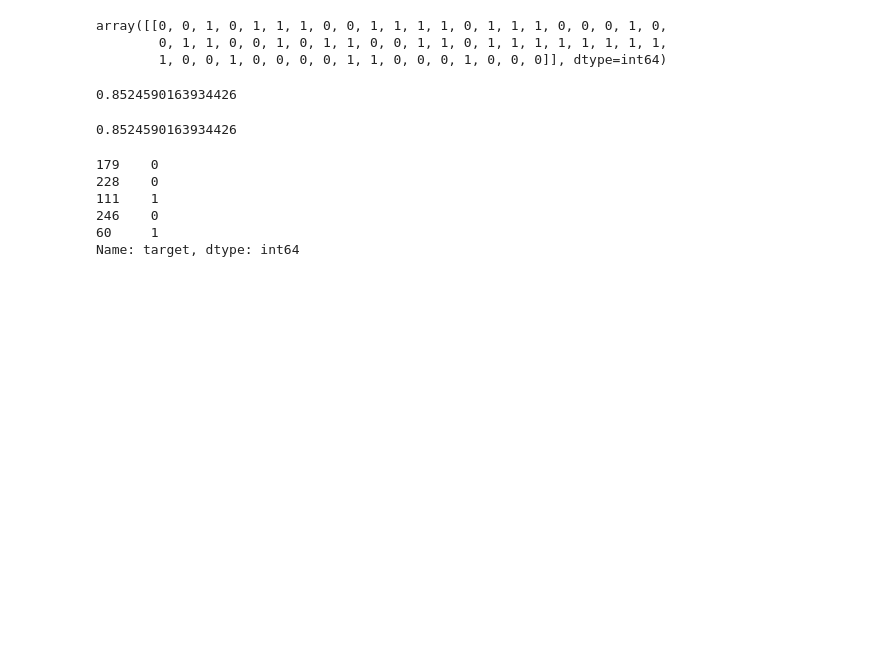
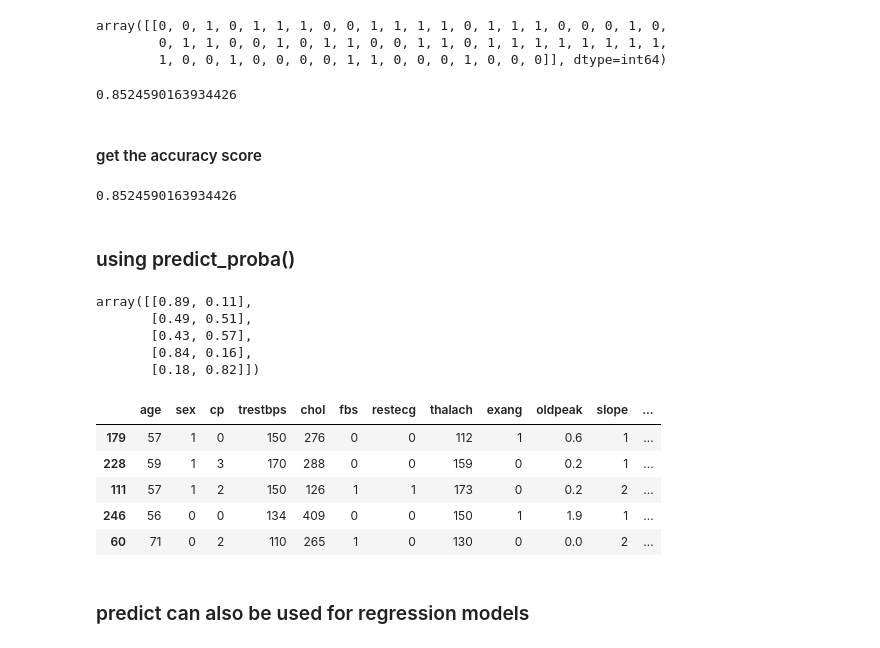
Before and after one commit to lgnassar/machine-learning-udemy, a Jupyter notebook: introduction-to-scikit-learn.ipynb, the cells around one changed output. Saved outputs shown, nothing was run; the diff lists cells and outputs as text; code cells hidden in the pictures; blank space fills up the shorter version.

Commit message:
predict_proba

```diff
--- a/introduction-to-scikit-learn.ipynb
+++ b/introduction-to-scikit-learn.ipynb
@@ -627,17 +636,30 @@ y_preds = model.predict(X_test)
 np.mean(y_preds == y_test)
 # %% [output]
 0.8524590163934426
+# %% [markdown]
+#### get the accuracy score
 # %%
 from sklearn.metrics import accuracy_score
 accuracy_score(y_test, y_preds)
 # %% [output]
 0.8524590163934426
-# %%
-y_test[:5]
-# %% [output]
-179    0
-228    0
-111    1
-246    0
-60     1
-Name: target, dtype: int64
+# %% [markdown]
+### using predict_proba()
+# %%
+# return probabilities of a classification label
+model.predict_proba(X_test[:5])
+# %% [output]
+array([[0.89, 0.11],
+       [0.49, 0.51],
+       [0.43, 0.57],
+       [0.84, 0.16],
+       [0.18, 0.82]])
+# %%
+X_test[:5]
+# %% [output]
+|  | age | sex | cp | trestbps | chol | fbs | restecg | thalach | exang | oldpeak | slope | ... |
+| 179 | 57 | 1 | 0 | 150 | 276 | 0 | 0 | 112 | 1 | 0.6 | 1 | ... |
+| 228 | 59 | 1 | 3 | 170 | 288 | 0 | 0 | 159 | 0 | 0.2 | 1 | ... |
+| 111 | 57 | 1 | 2 | 150 | 126 | 1 | 1 | 173 | 0 | 0.2 | 2 | ... |
+| 246 | 56 | 0 | 0 | 134 | 409 | 0 | 0 | 150 | 1 | 1.9 | 1 | ... |
+| 60 | 71 | 0 | 2 | 110 | 265 | 1 | 0 | 130 | 0 | 0.0 | 2 | ... |
@@ -643,0 +672,2 @@ Name: target, dtype: int64
+# %% [markdown]
+### predict can also be used for regression models
```
Also changed, not shown: parts of 13 cells of this notebook, 1 other file.
